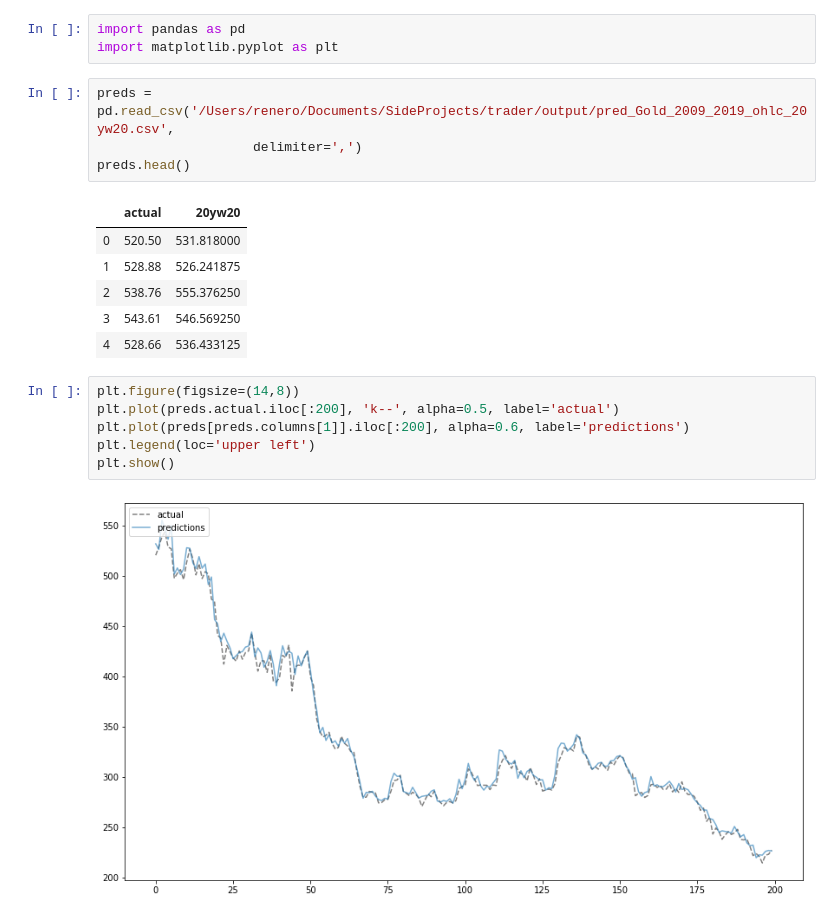
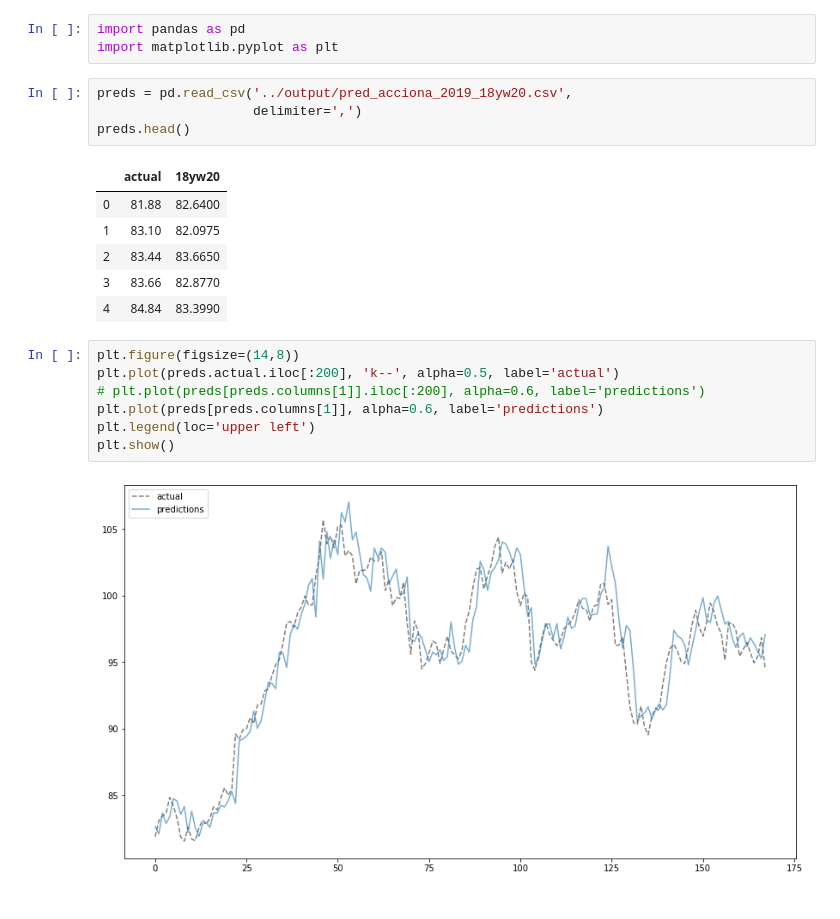
Before and after one commit to renero/trader, a Jupyter notebook: resources/plot_predictions.ipynb, the cells around one changed output. Cells and saved outputs as stored; diff of their text form.

```diff
--- a/resources/plot_predictions.ipynb
+++ b/resources/plot_predictions.ipynb
@@ -2,24 +2,25 @@
 import pandas as pd
 import matplotlib.pyplot as plt
 # %%
-preds = pd.read_csv('/Users/renero/Documents/SideProjects/trader/output/pred_Gold_2009_2019_ohlc_20yw20.csv',
+preds = pd.read_csv('../output/pred_acciona_2019_18yw20.csv',
                     delimiter=',')
 preds.head()
 # %% [output]
-|  | actual | 20yw20 |
-| 0 | 520.50 | 531.818000 |
-| 1 | 528.88 | 526.241875 |
-| 2 | 538.76 | 555.376250 |
-| 3 | 543.61 | 546.569250 |
-| 4 | 528.66 | 536.433125 |
+|  | actual | 18yw20 |
+| 0 | 81.88 | 82.6400 |
+| 1 | 83.10 | 82.0975 |
+| 2 | 83.44 | 83.6650 |
+| 3 | 83.66 | 82.8770 |
+| 4 | 84.84 | 83.3990 |
 # %%
 plt.figure(figsize=(14,8))
 plt.plot(preds.actual.iloc[:200], 'k--', alpha=0.5, label='actual')
-plt.plot(preds[preds.columns[1]].iloc[:200], alpha=0.6, label='predictions')
+# plt.plot(preds[preds.columns[1]].iloc[:200], alpha=0.6, label='predictions')
+plt.plot(preds[preds.columns[1]], alpha=0.6, label='predictions')
 plt.legend(loc='upper left')
 plt.show()
 # %% [output]
-[figure, old version]
+[figure, new version]
 # %%
 plt.figure(figsize=(14,8))
 plt.scatter(preds.actual.iloc[:200], preds[preds.columns[1]].iloc[:200])
```
Also changed, not shown: parts of 1 cell of this notebook, 1 other file.
